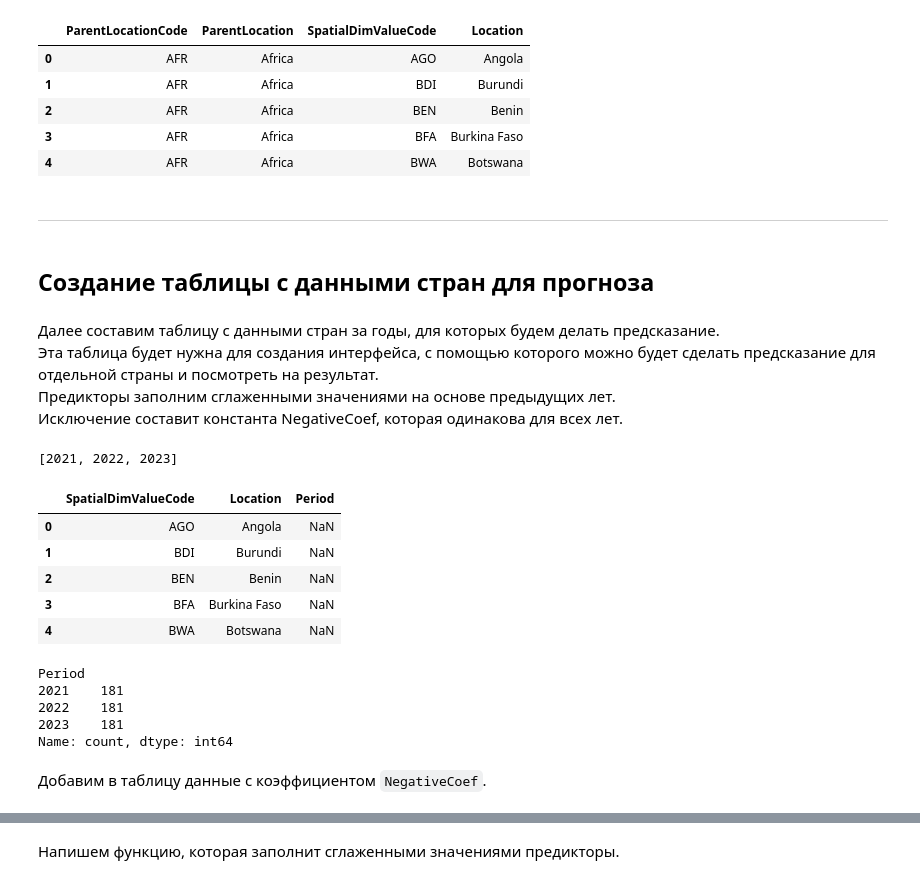
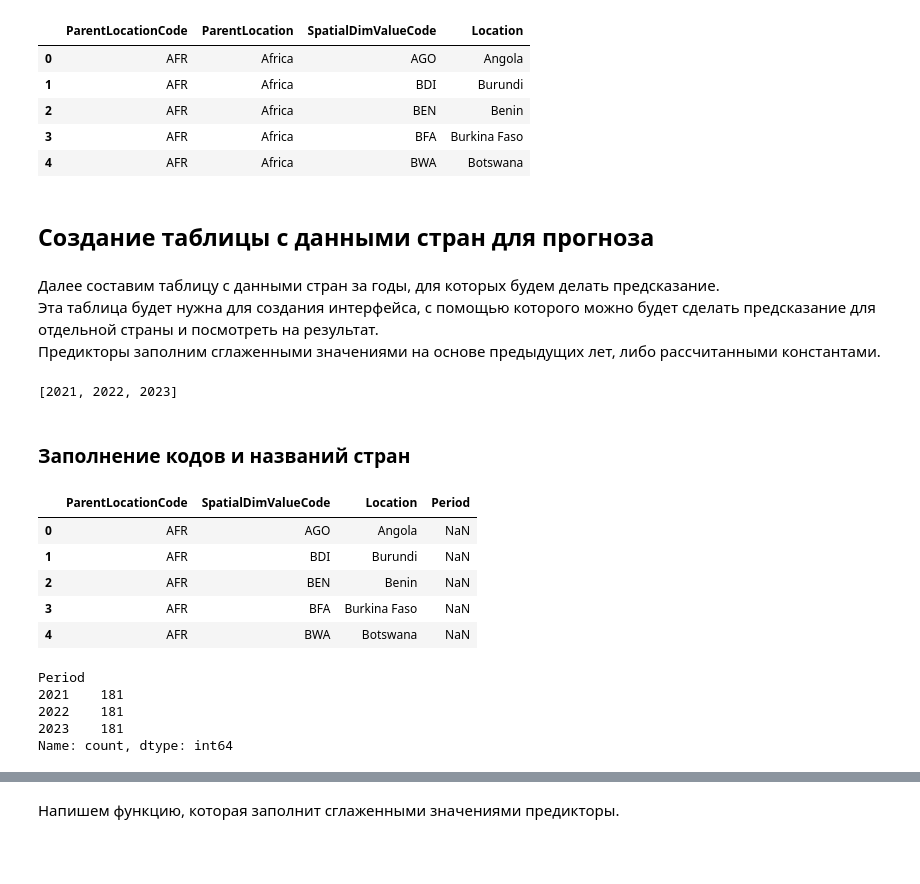
Before and after one commit to experiment0/sf_data_science, a Jupyter notebook: project_9/06_production/01_main.ipynb, the cells around one changed output, grey strips where cells are left out. Saved outputs shown, nothing was run; the diff lists cells and outputs as text; code cells hidden in the pictures; blank space fills up the shorter version.

```diff
--- a/project_9/06_production/01_main.ipynb
+++ b/project_9/06_production/01_main.ipynb
@@ -88,15 +70,12 @@ regions_and_locations_data.head()
 | 2 | AFR | Africa | BEN | Benin |
 | 3 | AFR | Africa | BFA | Burkina Faso |
 | 4 | AFR | Africa | BWA | Botswana |
-# %% [markdown]
----
 # %% [markdown]
 ## Создание таблицы с данными стран для прогноза
 # %% [markdown]
 Далее составим таблицу с данными стран за годы, для которых будем делать предсказание.\
 Эта таблица будет нужна для создания интерфейса, с помощью которого можно будет сделать предсказание для отдельной страны и посмотреть на результат.\
-Предикторы заполним сглаженными значениями на основе предыдущих лет.\
-Исключение составит константа NegativeCoef, которая одинакова для всех лет.
+Предикторы заполним сглаженными значениями на основе предыдущих лет, либо рассчитанными константами.
 # %%
 # Определим список лет для предсказания
 start_prediction_year = data[F.Period.value].max() + 1
@@ -104,26 +83,33 @@ prediction_years = list(range(start_prediction_year, start_prediction_year + TES
 prediction_years
 # %% [output]
 [2021, 2022, 2023]
+# %% [markdown]
+### Заполнение кодов и названий стран
 # %%
 # Колонки, которые сначала заполним для будущей таблицы
 future_columns = [
+    F.ParentLocationCode.value,
     F.SpatialDimValueCode.value,
     F.Location.value,
     F.Period.value,
 ]
 
 # Таблица-заглушка для данных за один год
 future_data_dump = pd.DataFrame(columns=future_columns)
 # Заполним код и название страны
-future_data_dump[F.SpatialDimValueCode.value] = regions_and_locations_data[F.SpatialDimValueCode.value]
-future_data_dump[F.Location.value] = regions_and_locations_data[F.Location.value]
+copied_columns = [
+    F.ParentLocationCode.value,
+    F.SpatialDimValueCode.value,
+    F.Location.value,
+]
+future_data_dump[copied_columns] = regions_and_locations_data[copied_columns]
 
 future_data_dump.head()
 # %% [output]
-|  | SpatialDimValueCode | Location | Period |
-| 0 | AGO | Angola | NaN |
-| 1 | BDI | Burundi | NaN |
-| 2 | BEN | Benin | NaN |
-| 3 | BFA | Burkina Faso | NaN |
-| 4 | BWA | Botswana | NaN |
+|  | ParentLocationCode | SpatialDimValueCode | Location | Period |
+| 0 | AFR | AGO | Angola | NaN |
+| 1 | AFR | BDI | Burundi | NaN |
+| 2 | AFR | BEN | Benin | NaN |
+| 3 | AFR | BFA | Burkina Faso | NaN |
+| 4 | AFR | BWA | Botswana | NaN |
 # %%
@@ -147,5 +133,3 @@ Period
 2022    181
 2023    181
 Name: count, dtype: int64
-# %% [markdown]
-Добавим в таблицу данные с коэффициентом `NegativeCoef`.
```
Also changed, not shown: parts of 23 cells of this notebook, 5 other files.
